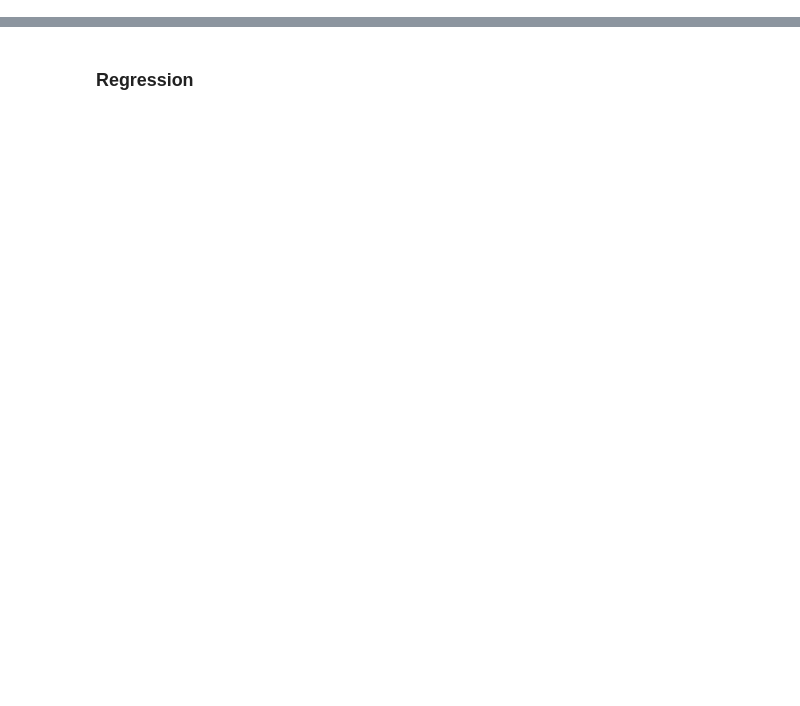
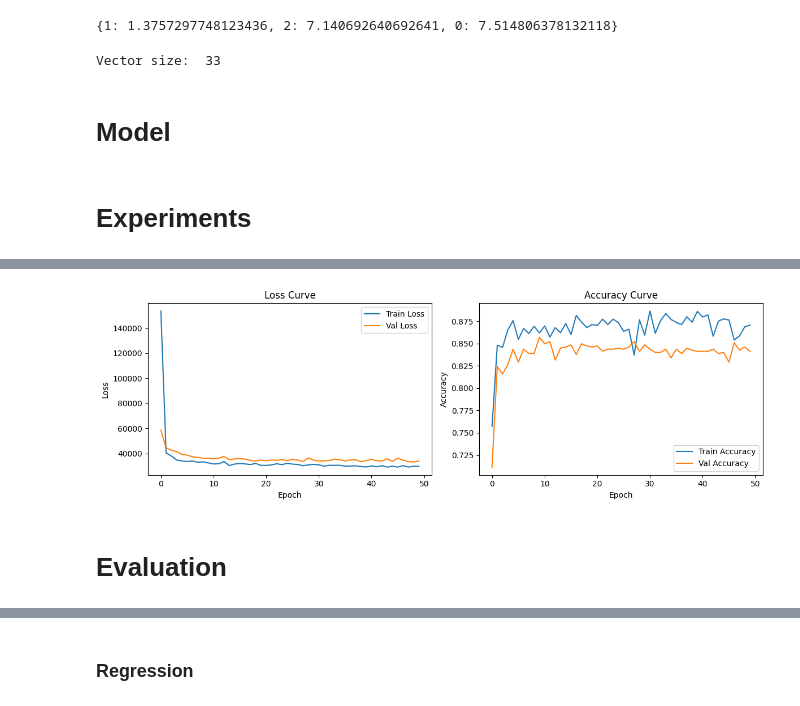
Before and after one commit to gamemeine/ssne, a Jupyter notebook: ex3/main.ipynb, the cells around one changed output, grey strips where cells are left out. Drawn from its saved outputs; the diff is of its cells as text; code cells hidden in the pictures; blank space fills up the shorter version.

```diff
--- a/ex3/main.ipynb
+++ b/ex3/main.ipynb
@@ -575,0 +70,9 @@ plt.show()
+# %%
+from sklearn.preprocessing import StandardScaler
+
+scaler = StandardScaler()
+scaler.fit(X_train)
+
+X_train = scaler.transform(X_train)
+X_val = scaler.transform(X_val)
+X_test = scaler.transform(X_test)
@@ -575,0 +81,5 @@ plt.show()
+# %%
+from utils import price_to_class
+
+class_distribution = y_train.apply(price_to_class).value_counts(normalize=True)
+class_distribution
@@ -575,0 +96,18 @@ plt.show()
+# %%
+class_weights = {c: (1 / v) for c, v in class_distribution.items()}
+class_weights
+# %% [output]
+{1: 1.3757297748123436, 2: 7.140692640692641, 0: 7.514806378132118}
+# %%
+from data import to_dataloader
+
+train_loader = to_dataloader(X_train, y_train.values, class_weights=class_weights)
+val_loader = to_dataloader(X_val, y_val.values)
+# %%
+vector_size = X_train.shape[1]
+
+print("Vector size: ", vector_size)
+# %% [output]
+Vector size:  33
+# %% [markdown]
+# Model
@@ -575,0 +136,15 @@ plt.show()
+# %% [markdown]
+# Experiments
+# %%
+from train import Trainer
+
+model = NeuralNetwork(input_size=vector_size).to(device)
+optim = torch.optim.Adam(model.parameters(), lr=0.001)
+criterion = nn.L1Loss()
+
+trainer = Trainer(model)
+trainer.to_device(device)
+trainer.compile(optimizer=optim, criterion=criterion)
+
+trainer.fit(train_loader, val_loader, epochs=50)
+# %% [output]
@@ -575,0 +168,3 @@ plt.show()
+[figure, added]
+# %% [markdown]
+# Evaluation
```
Also changed, not shown: parts of 82 cells of this notebook, 4 other files.
